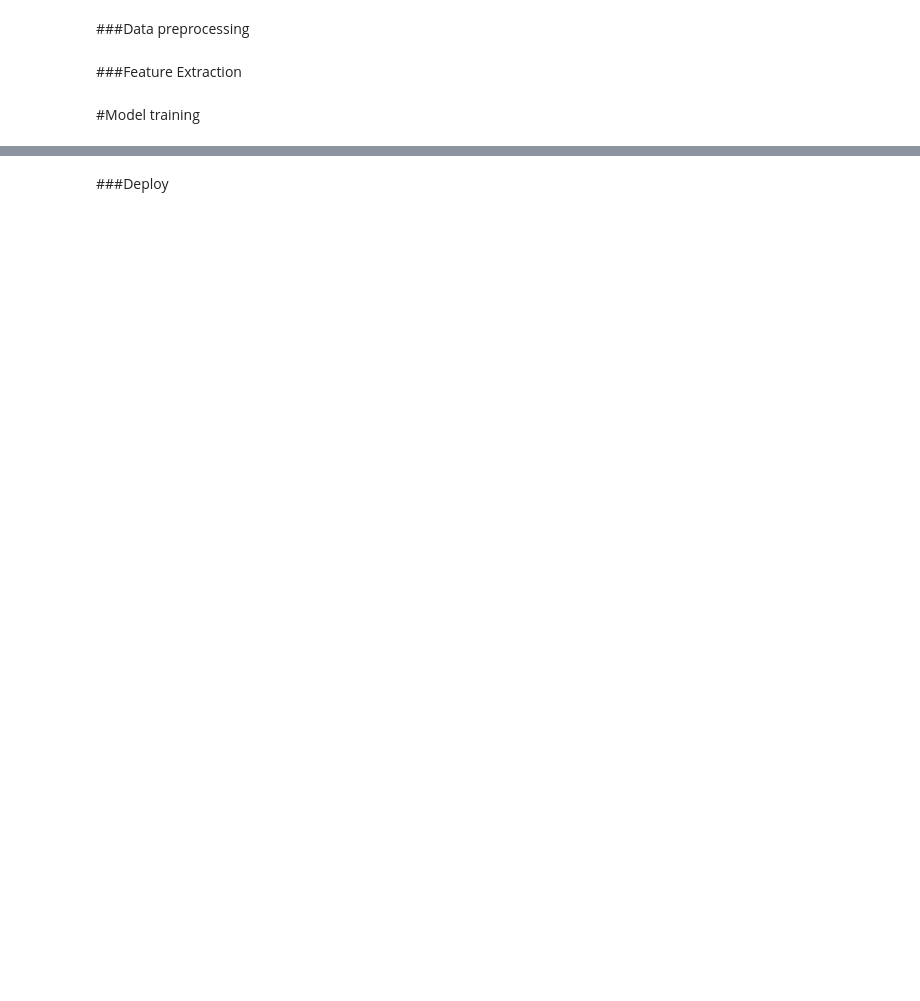
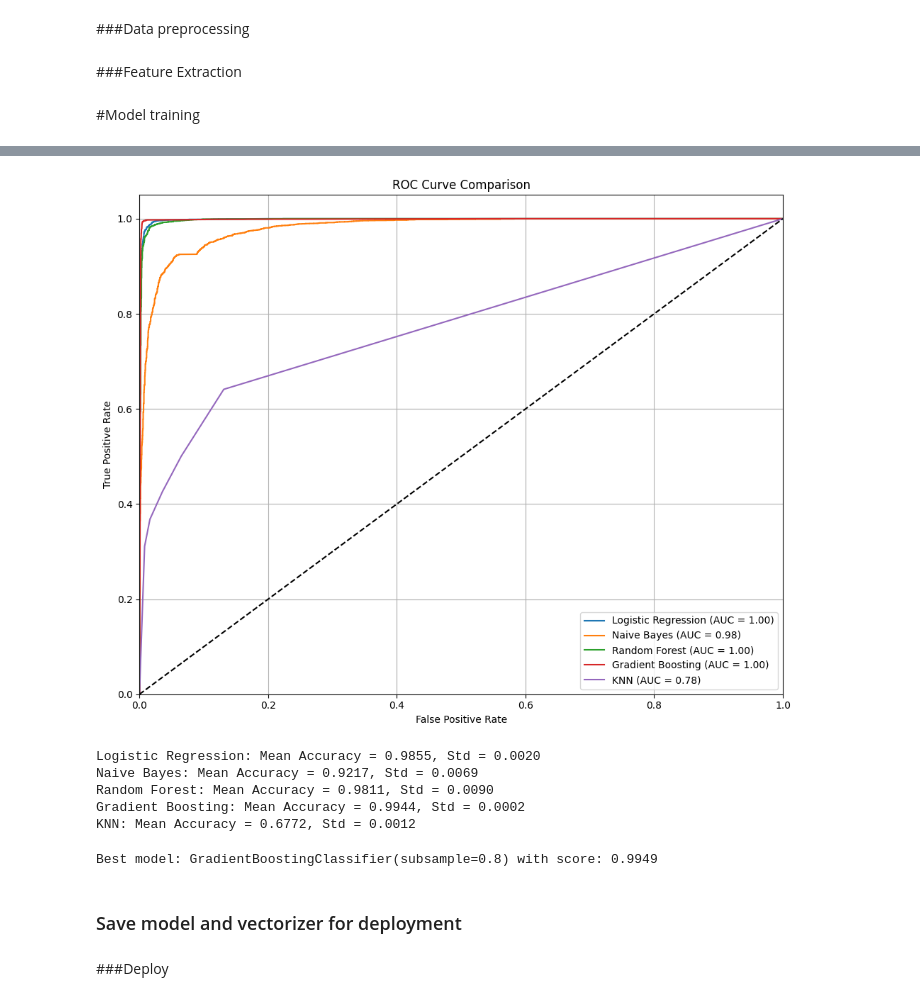
Before and after one commit to 257Group6/FakeNewsDetection, a Jupyter notebook: FakeNewsDetection.ipynb, the cells around one changed output, grey strips where cells are left out. Drawn from its saved outputs; the diff is of its cells as text; code cells hidden in the pictures; blank space fills up the shorter version.

```diff
--- a/FakeNewsDetection.ipynb
+++ b/FakeNewsDetection.ipynb
@@ -119 +204,58 @@ weighted avg     0.9872    0.9872    0.9872      8980
+# %%
+from sklearn.metrics import roc_curve, auc
+from sklearn.model_selection import cross_val_score
+
+plt.figure(figsize=(10, 8))
+trained_models = {}
+
+for name, model in models.items():
+    if hasattr(model, "predict_proba"):
+        y_proba = model.predict_proba(X_test)[:, 1]
+    else:
+        y_proba = model.decision_function(X_test)
+    fpr, tpr, _ = roc_curve(y_test, y_proba)
+    roc_auc = auc(fpr, tpr)
+    plt.plot(fpr, tpr, label=f'{name} (AUC = {roc_auc:.2f})')
+    trained_models[name] = model
+
+plt.plot([0, 1], [0, 1], 'k--')
+plt.xlim([0.0, 1.0])
+plt.ylim([0.0, 1.05])
+plt.xlabel('False Positive Rate')
+plt.ylabel('True Positive Rate')
+plt.title('ROC Curve Comparison')
+plt.legend(loc='lower right')
+plt.grid(True)
+plt.tight_layout()
+plt.show()
+
+cv_scores = {}
+
+for name, model in models.items():
+    scores = cross_val_score(model, X, y, cv=5, scoring='accuracy')
+    cv_scores[name] = scores
+    print(f"{name}: Mean Accuracy = {scores.mean():.4f}, Std = {scores.std():.4f}")
+# %% [output]
+[figure, added]
+Logistic Regression: Mean Accuracy = 0.9855, Std = 0.0020
+Naive Bayes: Mean Accuracy = 0.9217, Std = 0.0069
+Random Forest: Mean Accuracy = 0.9811, Std = 0.0090
+Gradient Boosting: Mean Accuracy = 0.9944, Std = 0.0002
+KNN: Mean Accuracy = 0.6772, Std = 0.0012
+# %%
+# Calculate weighted scores for each model
+def model_score(res, f1_weight=0.6, acc_weight=0.4):
+    return f1_weight * res['f1'] + acc_weight * res['accuracy']
+
+scores = {name: model_score(res) for name, res in results.items()}
+best_model = max(scores, key=scores.get)
+best_score = scores[best_model]
+best_model_name = model_names[np.argmax(accuracies)]
+best_model = trained_models[best_model_name]
+
+print(f"Best model: {best_model} with score: {best_score:.4f}")
+# %% [output]
+Best model: GradientBoostingClassifier(subsample=0.8) with score: 0.9949
+# %% [markdown]
+### Save model and vectorizer for deployment
 # %%
```
Also changed, not shown: parts of 13 cells of this notebook, 6 other files.
